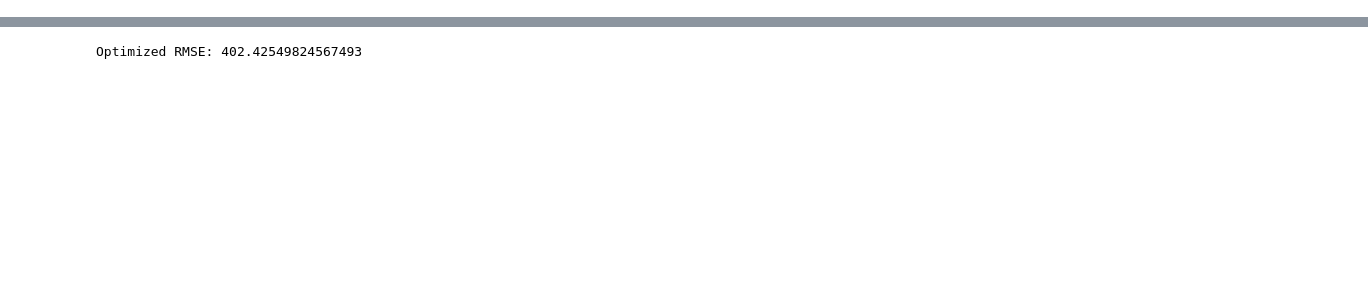
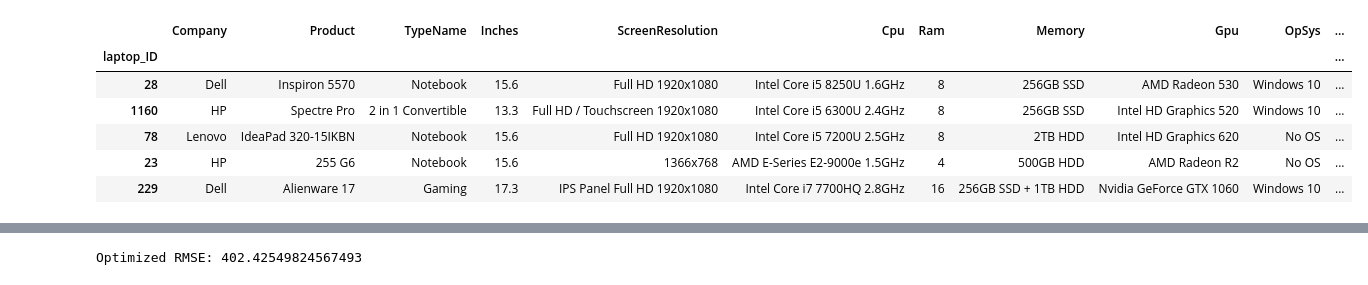
Before and after one commit to AlbrtttoTorres/DS_ONLINE_THEBRIDGE_ATC, a Jupyter notebook: Masterclass/Kaggle/submision6.ipynb, the cells around one changed output, grey strips where cells are left out. Saved outputs shown, nothing was run; the diff lists cells and outputs as text; code cells hidden in the pictures; blank space fills up the shorter version.

```diff
--- a/Masterclass/Kaggle/submision6.ipynb
+++ b/Masterclass/Kaggle/submision6.ipynb
@@ -0,0 +45,10 @@
+# %%
+df.tail()
+# %% [output]
+|  | Company | Product | TypeName | Inches | ScreenResolution | Cpu | Ram | Memory | Gpu | OpSys | ... |
+| laptop_ID |  |  |  |  |  |  |  |  |  |  | ... |
+| 28 | Dell | Inspiron 5570 | Notebook | 15.6 | Full HD 1920x1080 | Intel Core i5 8250U 1.6GHz | 8 | 256GB SSD | AMD Radeon 530 | Windows 10 | ... |
+| 1160 | HP | Spectre Pro | 2 in 1 Convertible | 13.3 | Full HD / Touchscreen 1920x1080 | Intel Core i5 6300U 2.4GHz | 8 | 256GB SSD | Intel HD Graphics 520 | Windows 10 | ... |
+| 78 | Lenovo | IdeaPad 320-15IKBN | Notebook | 15.6 | Full HD 1920x1080 | Intel Core i5 7200U 2.5GHz | 8 | 2TB HDD | Intel HD Graphics 620 | No OS | ... |
+| 23 | HP | 255 G6 | Notebook | 15.6 | 1366x768 | AMD E-Series E2-9000e 1.5GHz | 4 | 500GB HDD | AMD Radeon R2 | No OS | ... |
+| 229 | Dell | Alienware 17 | Gaming | 17.3 | IPS Panel Full HD 1920x1080 | Intel Core i7 7700HQ 2.8GHz | 16 | 256GB SSD + 1TB HDD | Nvidia GeForce GTX 1060 | Windows 10 | ... |
```
Also changed, not shown: parts of 16 cells of this notebook, 6 other files.
